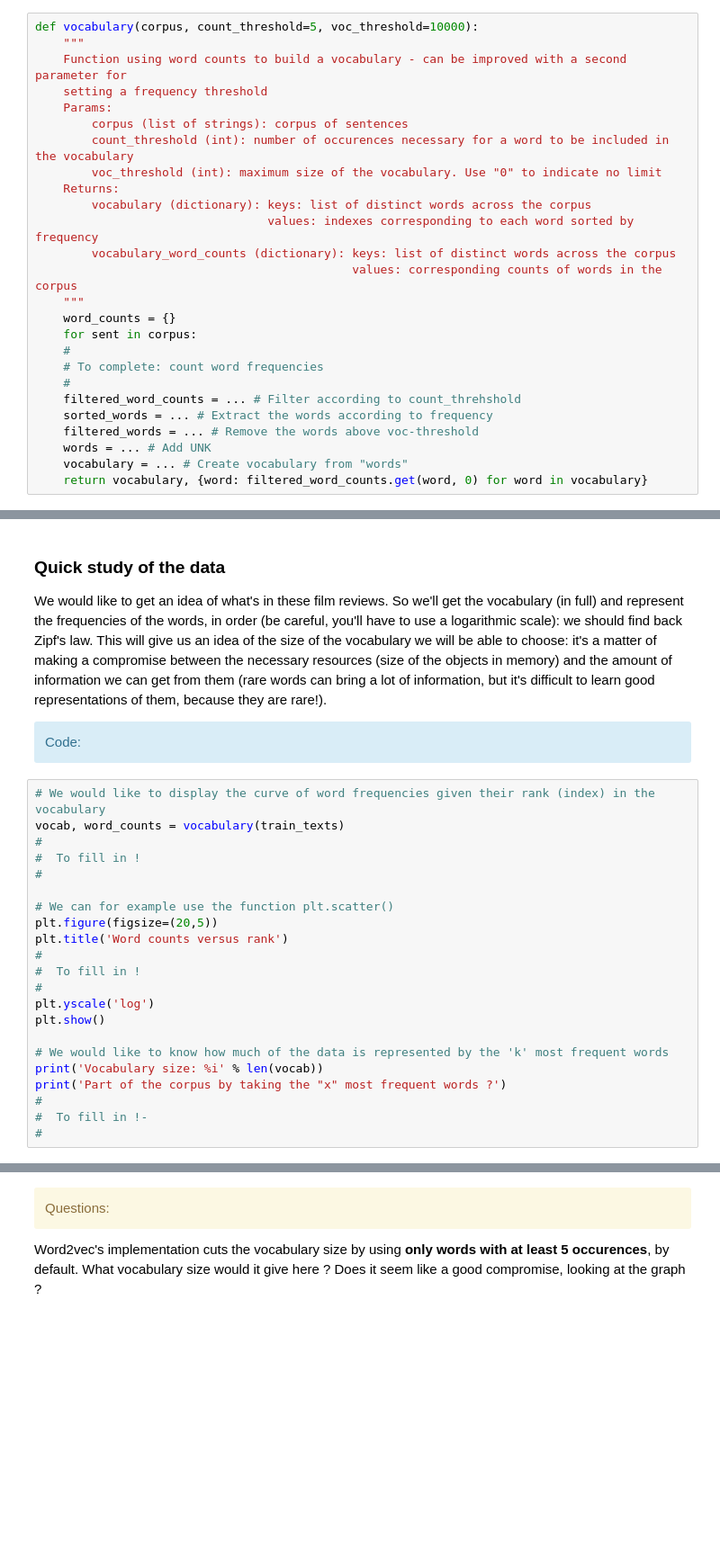
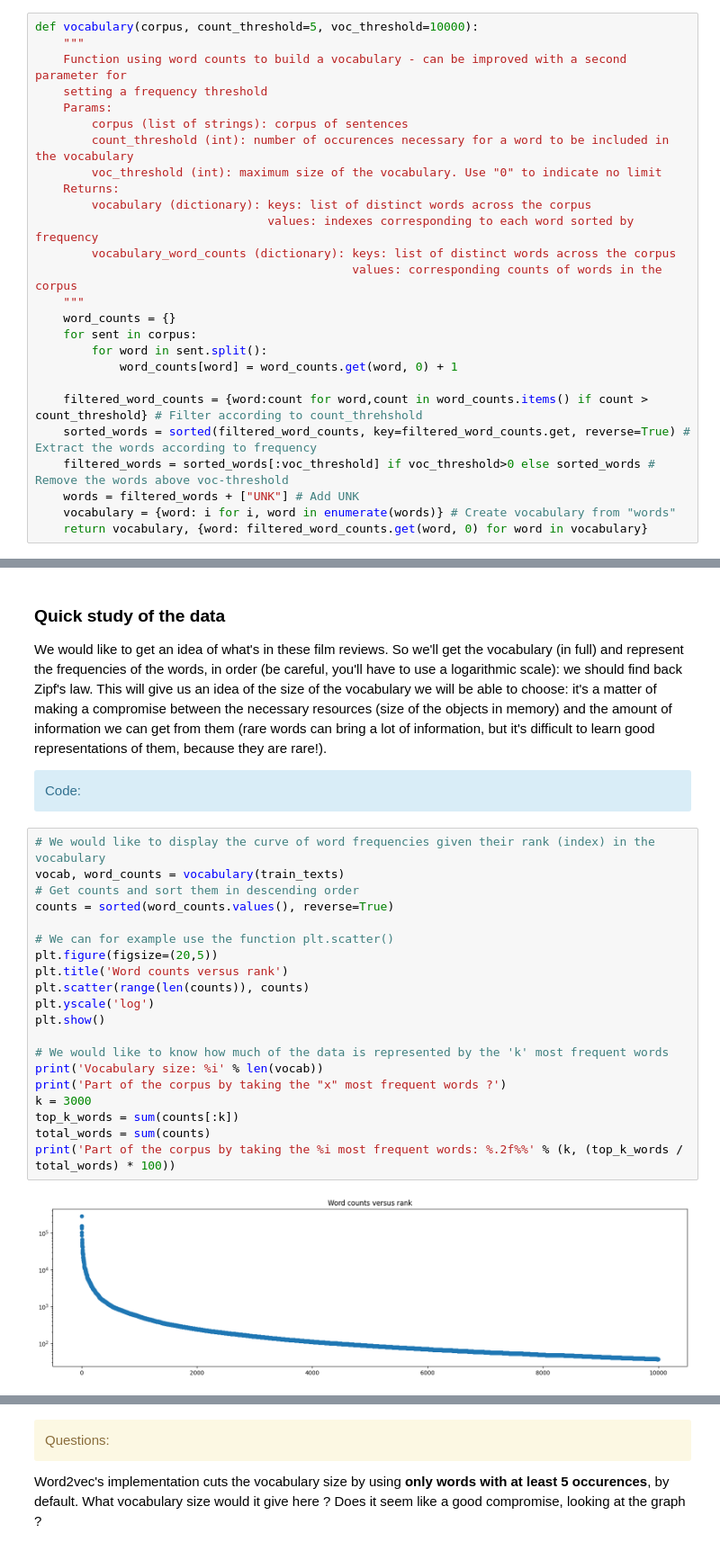
Before and after one commit to kjle/TelecomParis_Promo2025, a Jupyter notebook: SD-TSIA214/TP1/TP_Pre-processing_and_NB_SD-TSIA-214_Students.ipynb, the cells around one changed output, grey strips where cells are left out. Shown: that part at 90% size. Cells and saved outputs as stored; diff of their text form; blank space fills up the shorter version.

```diff
--- a/SD-TSIA214/TP1/TP_Pre-processing_and_NB_SD-TSIA-214_Students.ipynb
+++ b/SD-TSIA214/TP1/TP_Pre-processing_and_NB_SD-TSIA-214_Students.ipynb
@@ -537,14 +622,14 @@ def vocabulary(corpus, count_threshold=5, voc_threshold=10000):
     """
     word_counts = {}
     for sent in corpus:
-    #
-    # To complete: count word frequencies
-    #
-    filtered_word_counts = ... # Filter according to count_threhshold
-    sorted_words = ... # Extract the words according to frequency
-    filtered_words = ... # Remove the words above voc-threshold
-    words = ... # Add UNK
-    vocabulary = ... # Create vocabulary from "words"
+        for word in sent.split():
+            word_counts[word] = word_counts.get(word, 0) + 1
+
+    filtered_word_counts = {word:count for word,count in word_counts.items() if count > count_threshold} # Filter according to count_threhshold
+    sorted_words = sorted(filtered_word_counts, key=filtered_word_counts.get, reverse=True) # Extract the words according to frequency
+    filtered_words = sorted_words[:voc_threshold] if voc_threshold>0 else sorted_words # Remove the words above voc-threshold
+    words = filtered_words + ["UNK"] # Add UNK
+    vocabulary = {word: i for i, word in enumerate(words)} # Create vocabulary from "words"
     return vocabulary, {word: filtered_word_counts.get(word, 0) for word in vocabulary}
 # %%
 # Example for testing:
@@ -582,22 +672,22 @@ We would like to get an idea of what's in these film reviews. So we'll get the v
 # %%
 # We would like to display the curve of word frequencies given their rank (index) in the vocabulary
 vocab, word_counts = vocabulary(train_texts)
-#
-#  To fill in !
-#
+# Get counts and sort them in descending order
+counts = sorted(word_counts.values(), reverse=True)
 
 # We can for example use the function plt.scatter()
 plt.figure(figsize=(20,5))
 plt.title('Word counts versus rank')
-#
-#  To fill in !
-#
+plt.scatter(range(len(counts)), counts)
 plt.yscale('log')
 plt.show()
 
 # We would like to know how much of the data is represented by the 'k' most frequent words
 print('Vocabulary size: %i' % len(vocab))
 print('Part of the corpus by taking the "x" most frequent words ?')
-#
-#  To fill in !-
-#
+k = 3000
+top_k_words = sum(counts[:k])
+total_words = sum(counts)
+print('Part of the corpus by taking the %i most frequent words: %.2f%%' % (k, (top_k_words / total_words) * 100))
+# %% [output]
+[figure, added]
```
Also changed, not shown: parts of 23 cells of this notebook.
